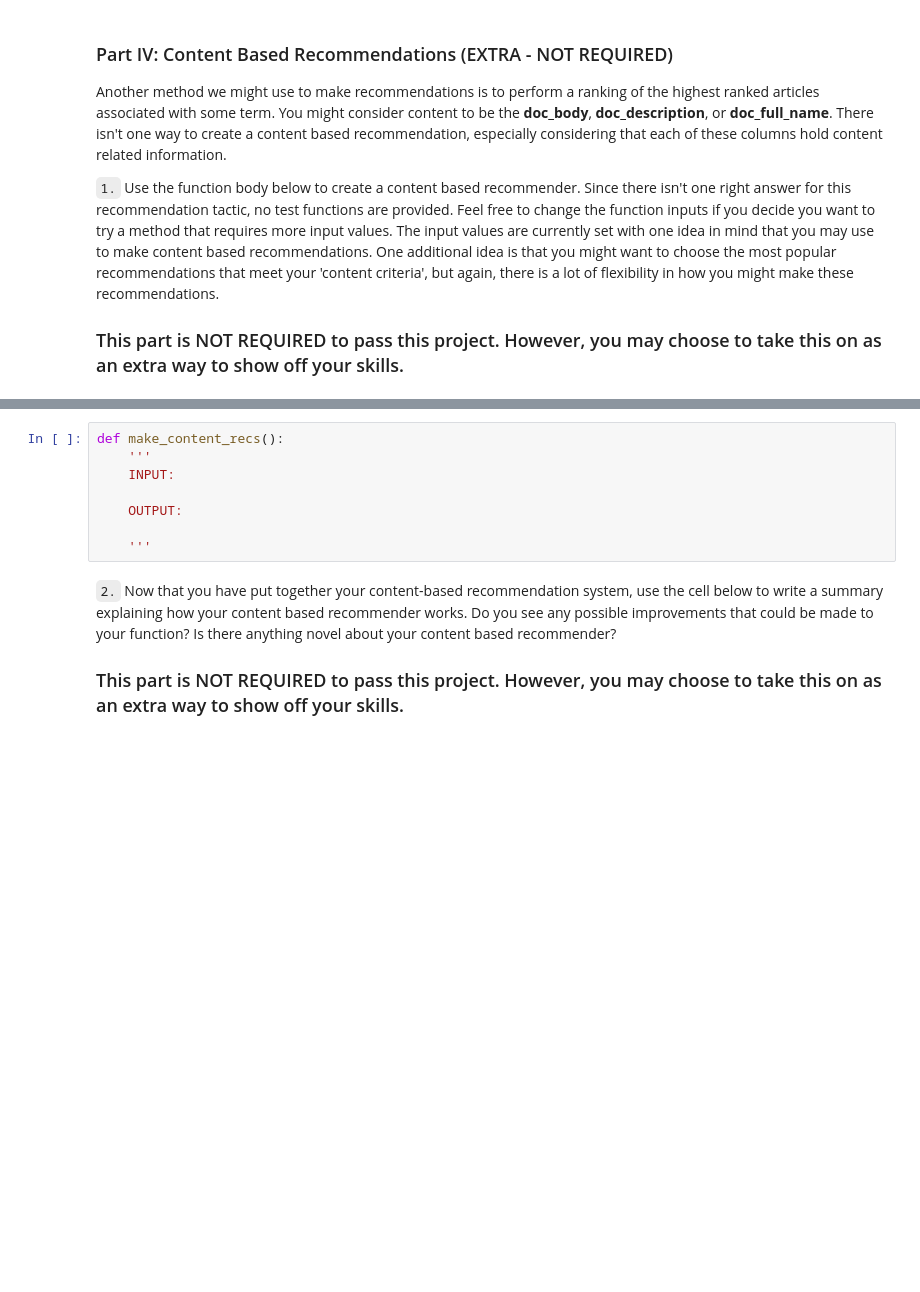
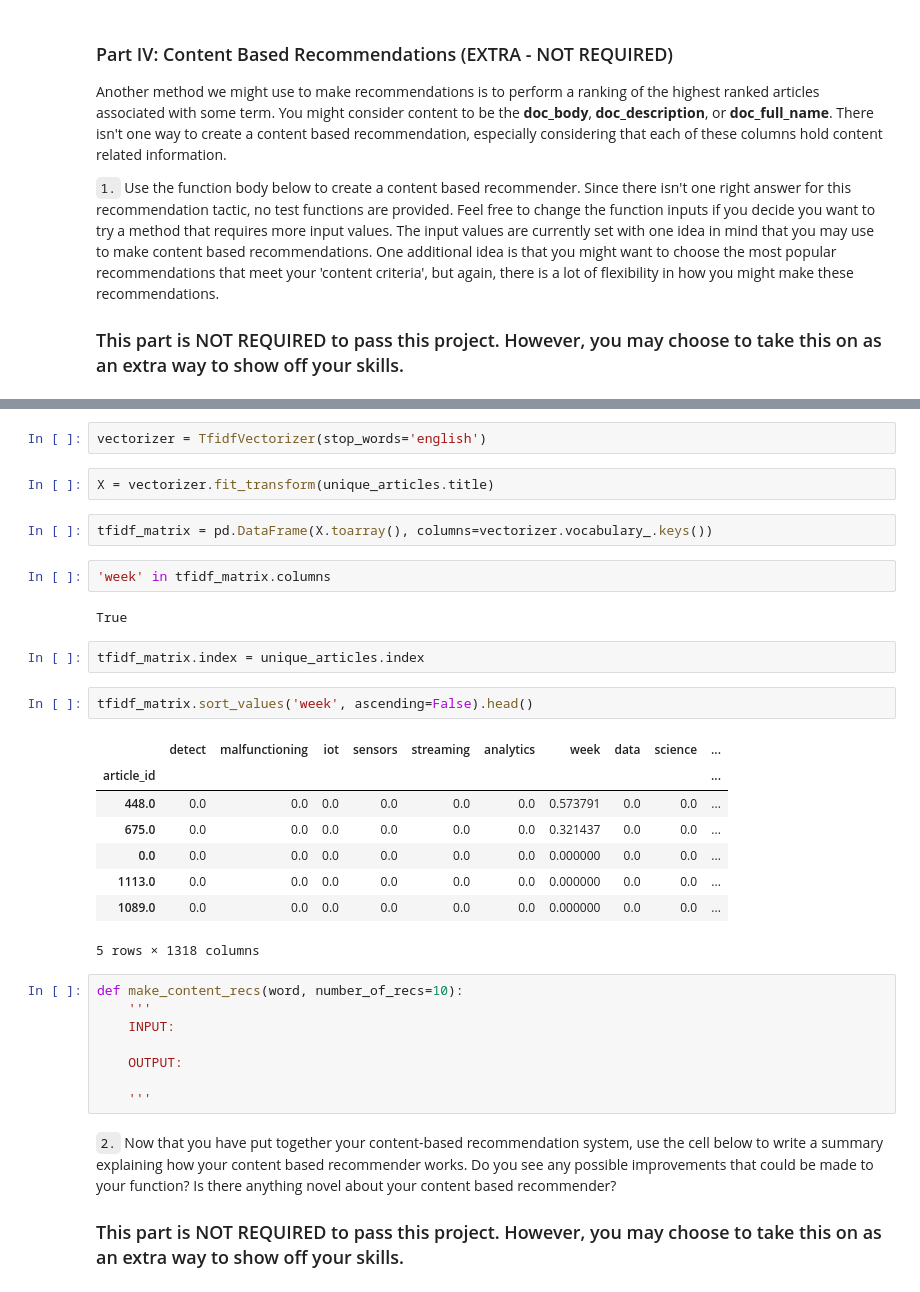
Before and after one commit to huli/dsnd, a Jupyter notebook: recommendations-with-ibm/Recommendations_with_IBM.ipynb, the cells around one changed output, grey strips where cells are left out. Cells and saved outputs as stored; diff of their text form; blank space fills up the shorter version.

Commit message:
Implement prototype of content based recommendation

```diff
--- a/recommendations-with-ibm/Recommendations_with_IBM.ipynb
+++ b/recommendations-with-ibm/Recommendations_with_IBM.ipynb
@@ -673,5 +699,28 @@ Another method we might use to make recommendations is to perform a ranking of t
+# %%
+vectorizer = TfidfVectorizer(stop_words='english')
+# %%
+X = vectorizer.fit_transform(unique_articles.title)
+# %%
+tfidf_matrix = pd.DataFrame(X.toarray(), columns=vectorizer.vocabulary_.keys())
+# %%
+'week' in tfidf_matrix.columns
+# %% [output]
+True
+# %%
+tfidf_matrix.index = unique_articles.index
+# %%
+tfidf_matrix.sort_values('week', ascending=False).head()
+# %% [output]
+|  | detect | malfunctioning | iot | sensors | streaming | analytics | week | data | science | ... |
+| article_id |  |  |  |  |  |  |  |  |  | ... |
+| 448.0 | 0.0 | 0.0 | 0.0 | 0.0 | 0.0 | 0.0 | 0.573791 | 0.0 | 0.0 | ... |
+| 675.0 | 0.0 | 0.0 | 0.0 | 0.0 | 0.0 | 0.0 | 0.321437 | 0.0 | 0.0 | ... |
+| 0.0 | 0.0 | 0.0 | 0.0 | 0.0 | 0.0 | 0.0 | 0.000000 | 0.0 | 0.0 | ... |
+| 1113.0 | 0.0 | 0.0 | 0.0 | 0.0 | 0.0 | 0.0 | 0.000000 | 0.0 | 0.0 | ... |
+| 1089.0 | 0.0 | 0.0 | 0.0 | 0.0 | 0.0 | 0.0 | 0.000000 | 0.0 | 0.0 | ... |
+5 rows × 1318 columns
 # %%
-def make_content_recs():
+def make_content_recs(word, number_of_recs=10):
     '''
     INPUT:
 
```
Also changed, not shown: parts of 3 cells of this notebook.
